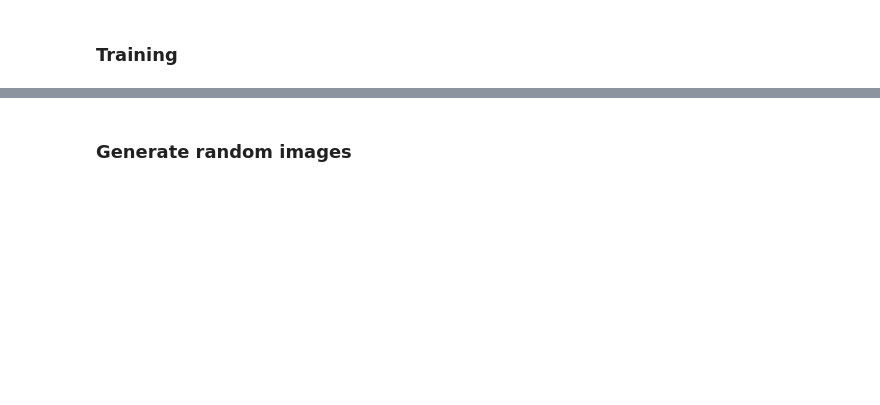
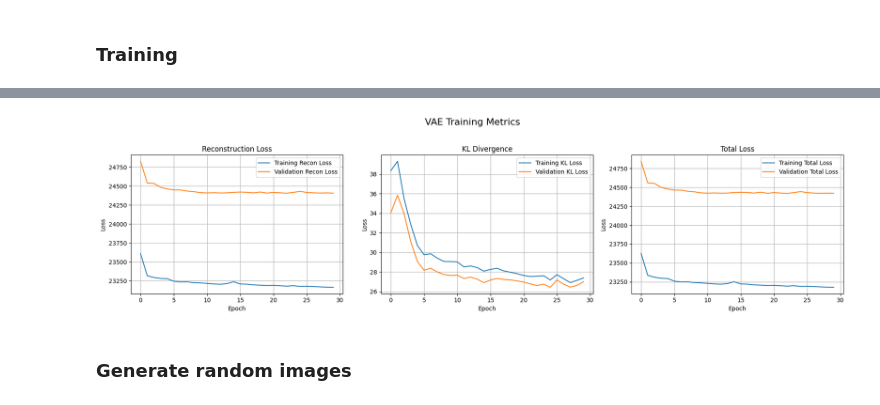
Before and after one commit to RawthiL/giar_ina_dev, a Jupyter notebook: notebooks/train/m1_vae copy.ipynb, the cells around one changed output, grey strips where cells are left out. Saved outputs shown, nothing was run; the diff lists cells and outputs as text; code cells hidden in the pictures; blank space fills up the shorter version.

Commit message:
image generation pipeline refactor

```diff
--- a/notebooks/train/m1_vae copy.ipynb
+++ b/notebooks/train/m1_vae copy.ipynb
@@ -68,7 +123,7 @@ def build_encoder(latent_dim):
     x = BatchNormalization()(x)
 
     # 13x13 -> 7x7
-    # x = layers.Conv2D(512, 3, strides=2, padding='same')(x)
+    # x = layers.Conv2D(256, 3, strides=1, padding='same')(x)
     # x = LeakyReLU(negative_slope=0.2)(x)
     # x = BatchNormalization()(x)
 
@@ -80,7 +135,7 @@ def build_encoder(latent_dim):
     x = layers.Dense(512)(x)
     x = LeakyReLU(negative_slope=0.2)(x)
 
-    x = layers.Dropout(0.2)(x) # Rate of 0.5 is a common starting point
+    # x = layers.Dropout(0.2)(x) # Rate of 0.5 is a common starting point
 
     # Latent space
     z_mean = layers.Dense(latent_dim, name="z_mean")(x)
@@ -272,7 +395,7 @@ from tensorflow.keras.callbacks import EarlyStopping, ReduceLROnPlateau
 
 early_stopping = EarlyStopping(
     monitor='val_loss',      # The metric to monitor
-    patience=10,             # Number of epochs to wait for improvement
+    patience=7,             # Number of epochs to wait for improvement
     verbose=1,               # Print a message when stopping
     restore_best_weights=True # Restore weights from the best epoch
 )
@@ -280,7 +403,7 @@ early_stopping = EarlyStopping(
 lr_scheduler = ReduceLROnPlateau(
     monitor='val_loss',   # The metric to monitor
     factor=0.2,           # Factor by which to reduce the learning rate (new_lr = lr * factor)
-    patience=5,           # Number of epochs to wait for improvement
+    patience=7,           # Number of epochs to wait for improvement
     verbose=1,            # Print a message when the LR is updated
     min_lr=1e-6           # The minimum learning rate
 )
@@ -327,48 +465,46 @@ print("Training complete!")
 # %%
+import pandas as pd
 import matplotlib.pyplot as plt
 
-def plot_loss_curves(history):
-    """Plots the VAE loss curves from the training history."""
+# Create a DataFrame from the history object for easier plotting
+history_df = pd.DataFrame(history.history)
 
-    # Extract loss values from the history object
-    total_loss = history.history['loss']
-    recon_loss = history.history['reconstruction_loss']
-    kl_loss = history.history['kl_loss']
-    epochs = range(1, len(total_loss) + 1)
+# Create a figure with three subplots arranged in one row
+fig, axes = plt.subplots(1, 3, figsize=(18, 5))
+fig.suptitle('VAE Training Metrics', fontsize=16)
 
-    # Create a figure with 3 subplots in a single row
-    fig, (ax1, ax2, ax3) = plt.subplots(1, 3, figsize=(18, 5))
-    fig.suptitle('VAE (M1) Loss Curves', fontsize=16)
+# --- Plot 1: Reconstruction Loss ---
+axes[0].plot(history_df['reconstruction_loss'], label='Training Recon Loss')
+axes[0].plot(history_df['val_reconstruction_loss'], label='Validation Recon Loss')
+axes[0].set_title('Reconstruction Loss')
+axes[0].set_xlabel('Epoch')
+axes[0].set_ylabel('Loss')
+axes[0].legend()
+axes[0].grid(True)
 
-    # Plot Total Loss
-    ax1.plot(epochs, total_loss, 'bo-', label='Total Loss')
-    ax1.set_title('Total Loss')
-    ax1.set_xlabel('Epochs')
-    ax1.set_ylabel('Loss')
-    ax1.legend()
-    ax1.grid(True)
+# --- Plot 2: KL Loss ---
+axes[1].plot(history_df['kl_loss'], label='Training KL Loss')
+axes[1].plot(history_df['val_kl_loss'], label='Validation KL Loss')
+axes[1].set_title('KL Divergence')
+axes[1].set_xlabel('Epoch')
+axes[1].set_ylabel('Loss')
+axes[1].legend()
+axes[1].grid(True)
 
-    # Plot Reconstruction Loss
-    ax2.plot(epochs, recon_loss, 'go-', label='Reconstruction Loss')
-    ax2.set_title('Reconstruction Loss')
-    ax2.set_xlabel('Epochs')
-    ax2.set_ylabel('Loss')
-    ax2.legend()
-    ax2.grid(True)
+# --- Plot 3: Total Loss ---
+axes[2].plot(history_df['loss'], label='Training Total Loss')
+axes[2].plot(history_df['val_loss'], label='Validation Total Loss')
+axes[2].set_title('Total Loss')
+axes[2].set_xlabel('Epoch')
+axes[2].set_ylabel('Loss')
+axes[2].legend()
+axes[2].grid(True)
 
-    # Plot KL Loss
-    ax3.plot(epochs, kl_loss, 'ro-', label='KL Loss')
-    ax3.set_title('Kullback-Leibler Loss')
-    ax3.set_xlabel('Epochs')
-    ax3.set_ylabel('Loss')
-    ax3.legend()
-    ax3.grid(True)
-
-    plt.tight_layout(rect=[0, 0.03, 1, 0.95])
-    plt.show()
-
-# Call the function with the history from your model training
-plot_loss_curves(history)
+# Adjust layout and display the plot
+plt.tight_layout(rect=[0, 0.03, 1, 0.95])
+plt.show()
+# %% [output]
+[figure, added]
 # %% [markdown]
 ### Generate random images
 # %%
```
Also changed, not shown: parts of 36 cells of this notebook, 13 other files.
